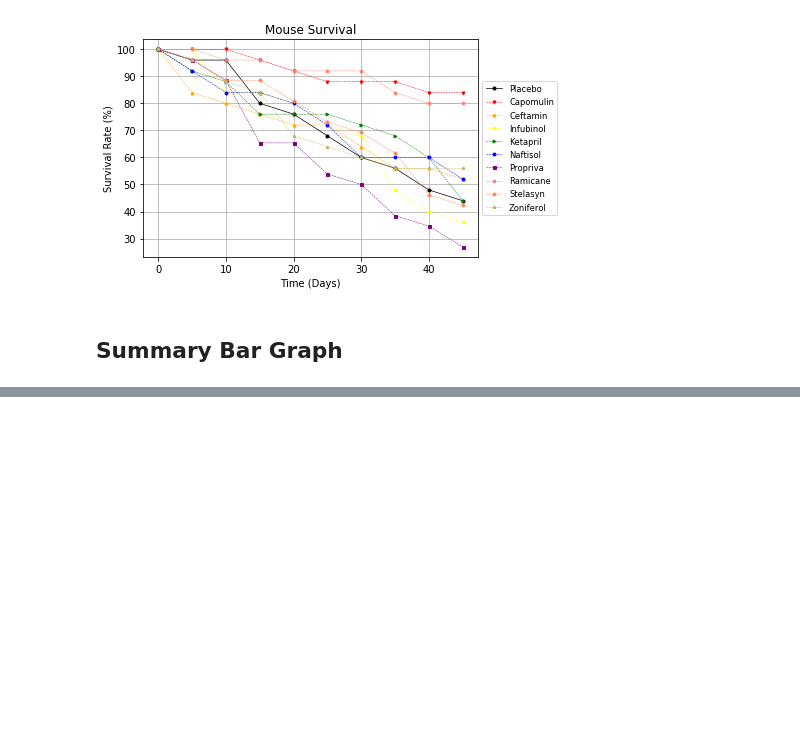
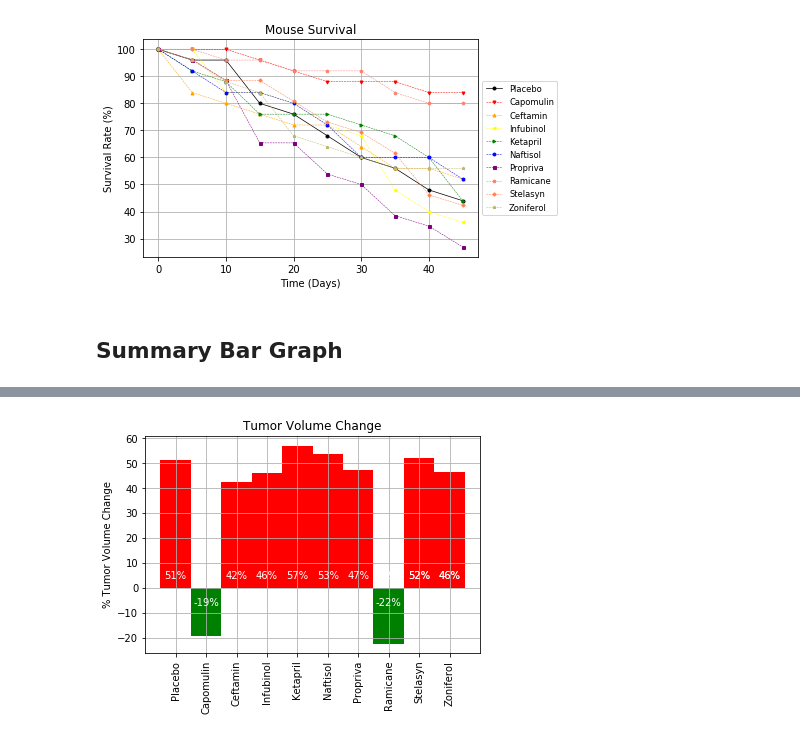
Before and after one commit to jwhlaforest/Matplotlib_Challenge, a Jupyter notebook: Pymaceuticals/pymaceuticals_starter.ipynb, the cells around one changed output, grey strips where cells are left out. Drawn from its saved outputs; the diff is of its cells as text; code cells hidden in the pictures; blank space fills up the shorter version.

Commit message:
everything except for analysis

```diff
--- a/Pymaceuticals/pymaceuticals_starter.ipynb
+++ b/Pymaceuticals/pymaceuticals_starter.ipynb
@@ -384,0 +343,11 @@ fig.show()
+# %%
+# Calculate the percent changes for each drug
+t_pct_chg_mean = 100 * (t_v_piv_mean.iloc[-1] - t_v_piv_mean.iloc[0]) / t_v_piv_mean.iloc[0]
+t_pct_chg_se = 100 * (t_v_piv_se.iloc[-1] - t_v_piv_se.iloc[0]) / t_v_piv_se.iloc[0]
+
+# t_pct_chg_mean = pd.DataFrame(t_pct_chg_mean)
+# t_pct_chg_se = pd.DataFrame(t_pct_chg_se)
+
+# Display the data to confirm
+t_pct_chg_mean
+# t_pct_chg_se
@@ -384,0 +367,69 @@ fig.show()
+# %%
+# Store all Relevant Percent Changes into a Tuple
+pct_chg = (t_pct_chg_mean['Placebo'],
+           t_pct_chg_mean['Capomulin'],
+           t_pct_chg_mean['Ceftamin'],
+           t_pct_chg_mean['Infubinol'],
+           t_pct_chg_mean['Ketapril'],
+           t_pct_chg_mean['Naftisol'],
+           t_pct_chg_mean['Propriva'],
+           t_pct_chg_mean['Ramicane'],
+           t_pct_chg_mean['Stelasyn'],
+           t_pct_chg_mean['Zoniferol'])
+
+# Splice the data between passing and failing drugs
+fig, ax = plt.subplots()
+ticks = np.arange(len(pct_chg))
+drg_fail_one = ax.bar(ticks[0], pct_chg[0], 1, color='red')
+drg_pass_one = ax.bar(ticks[1], pct_chg[1], 1, color='green')
+drg_fail_two = ax.bar(ticks[2:], pct_chg[2:], 1, color='red')
+drg_pass_two = ax.bar(ticks[7], pct_chg[7], 1, color='green')
+drg_fail_three = ax.bar(ticks[8:], pct_chg[8:], 1, color='red')
+
+# Orient widths. Add labels, tick marks, etc.
+plt.gcf().set_facecolor('white')
+ax.set_title('Tumor Volume Change')
+ax.set_ylabel('% Tumor Volume Change')
+ax.set_xticks(ticks)
+plt.xticks(rotation='vertical')
+ax.set_xticklabels(('Placebo',
+                    'Capomulin',
+                    'Ceftamin',
+                    'Infubinol',
+                    'Ketapril',
+                    'Naftisol',
+                    'Propriva',
+                    'Ramicane',
+                    'Stelasyn',
+                    'Zoniferol'))
+ax.grid()
+
+# Use functions to label the percentages of changes
+def pass_label(rects):
+    for rect in rects:
+        ht = rect.get_height()
+        ax.text(rect.get_x() + rect.get_width() / 2, -8,
+                '%d%%' % int(ht),
+                ha='center', va='bottom', color='white')
+
+def fail_label(rects):
+    for rect in rects:
+        ht = rect.get_height()
+        ax.text(rect.get_x() + rect.get_width() / 2, 3,
+                '%d%%' % int(ht),
+                ha='center', va='bottom', color='white')
+
+# Call functions to implement the function calls
+pass_label(drg_pass_one)
+fail_label(drg_fail_one)
+pass_label(drg_pass_two)
+fail_label(drg_fail_two)
+fail_label(drg_fail_three)
+
+# Save the Figure
+fig.savefig('analysis/PercTumorVolumeChange.png', bbox_extra_artists=(lgd,), bbox_inches='tight', dpi=150)
+
+# Show the Figure
+fig.show()
+# %% [output]
+[figure, added]
```
Also changed, not shown: parts of 5 cells of this notebook, 3 other files.
